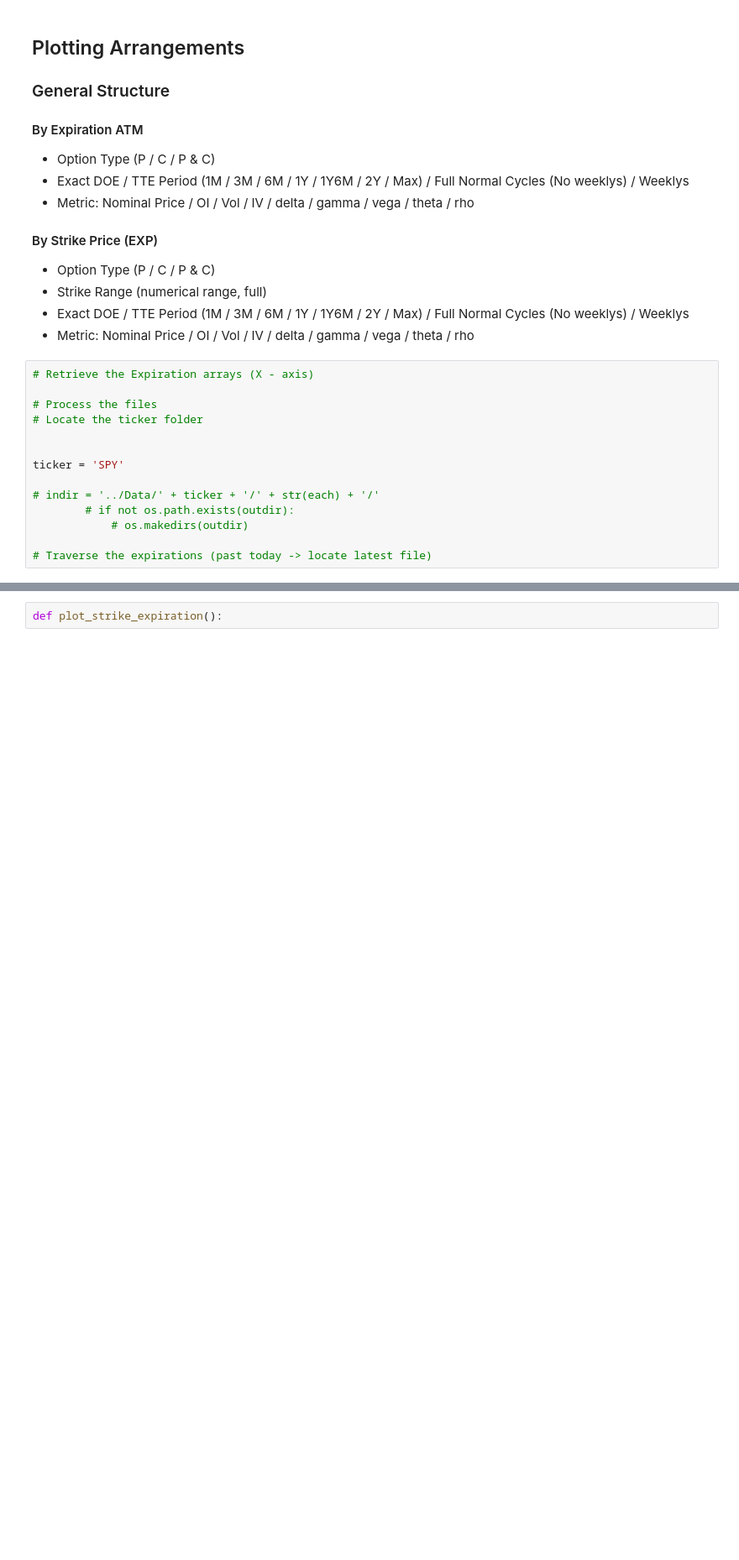
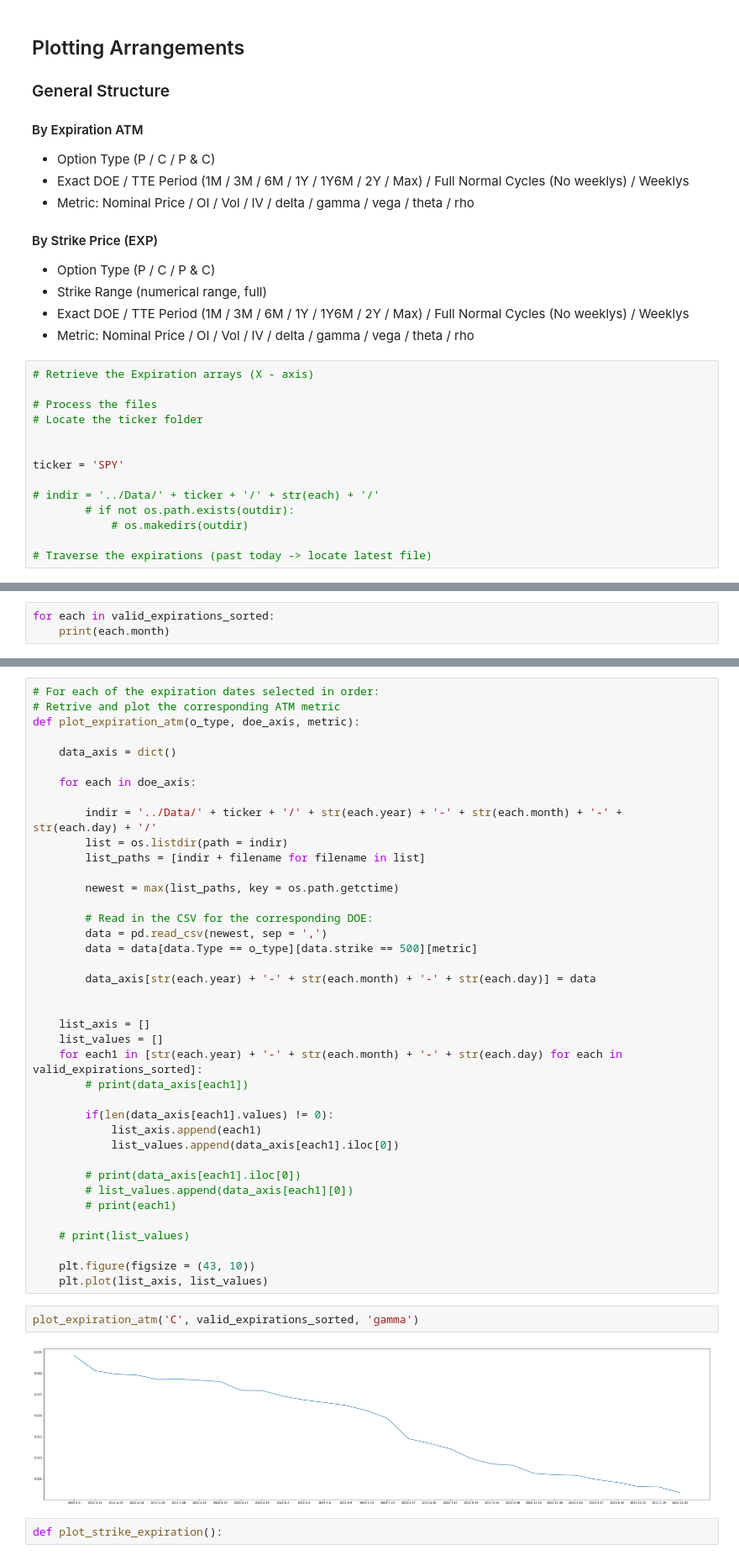
Before and after one commit to ilyakrasavin/geenie-options, a Jupyter notebook: Pricing/plotting.ipynb, the cells around one changed output, grey strips where cells are left out. Shown: that part at 84% size. Drawn from its saved outputs; the diff is of its cells as text; blank space fills up the shorter version.

```diff
--- a/Pricing/plotting.ipynb
+++ b/Pricing/plotting.ipynb
@@ -73,0 +76,3 @@ def plot_expiration_atm():
+# %%
+for each in valid_expirations_sorted:
+    print(each.month)
@@ -74,3 +97,46 @@ def plot_expiration_atm():
+# %%
+# For each of the expiration dates selected in order:
+# Retrive and plot the corresponding ATM metric
+def plot_expiration_atm(o_type, doe_axis, metric):
+
+    data_axis = dict()
+
+    for each in doe_axis:
+
+        indir = '../Data/' + ticker + '/' + str(each.year) + '-' + str(each.month) + '-' + str(each.day) + '/'
+        list = os.listdir(path = indir)
+        list_paths = [indir + filename for filename in list]
+
+        newest = max(list_paths, key = os.path.getctime)
+
+        # Read in the CSV for the corresponding DOE:
+        data = pd.read_csv(newest, sep = ',')
+        data = data[data.Type == o_type][data.strike == 500][metric]
+
+        data_axis[str(each.year) + '-' + str(each.month) + '-' + str(each.day)] = data
+
+
+    list_axis = []
+    list_values = []
+    for each1 in [str(each.year) + '-' + str(each.month) + '-' + str(each.day) for each in valid_expirations_sorted]:
+        # print(data_axis[each1])
+
+        if(len(data_axis[each1].values) != 0):
+            list_axis.append(each1)
+            list_values.append(data_axis[each1].iloc[0])
+
+        # print(data_axis[each1].iloc[0])
+        # list_values.append(data_axis[each1][0])
+        # print(each1)
+
+    # print(list_values)
+
+    plt.figure(figsize = (43, 10))
+    plt.plot(list_axis, list_values)
+# %%
+plot_expiration_atm('C', valid_expirations_sorted, 'gamma')
+# %% [output]
+[figure, added]
 # %%
 def plot_strike_expiration():
 # %%
```
Also changed, not shown: parts of 8 cells of this notebook.
